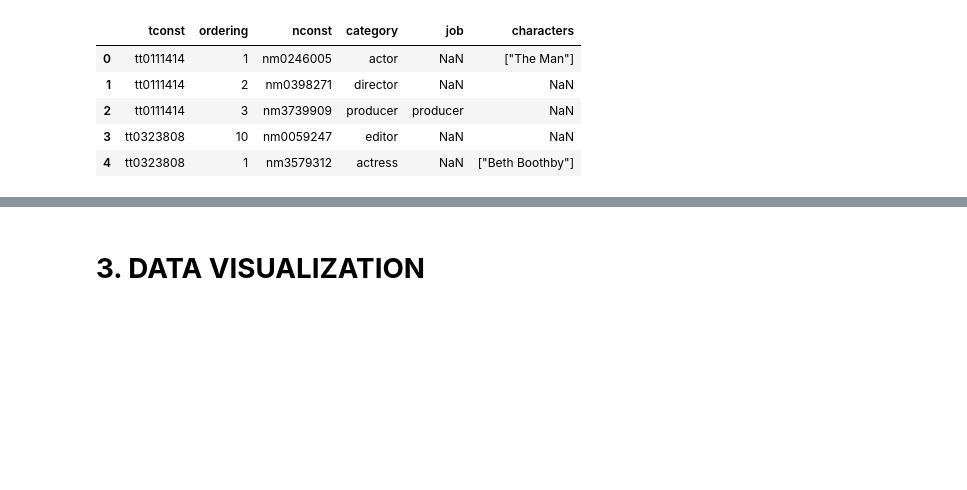
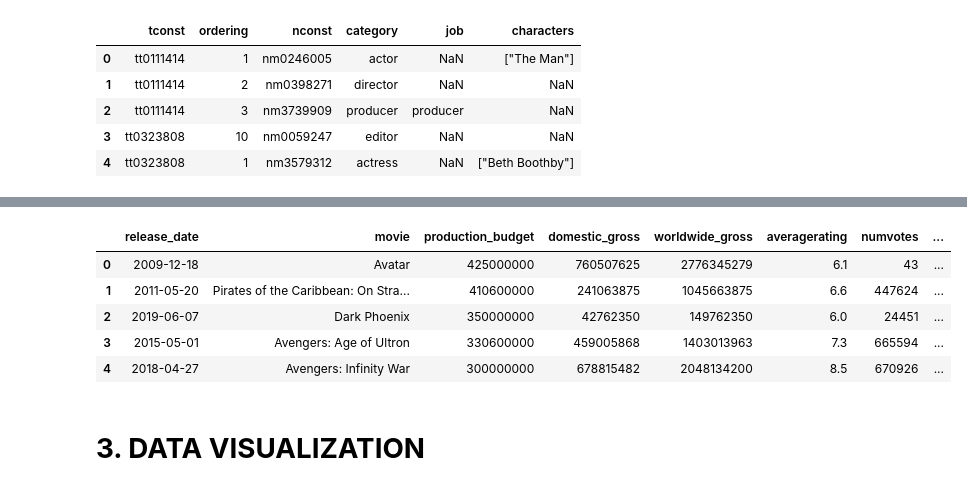
Before and after one commit to baotramduong/Porfolio_Project_The_Movie_Industry, a Jupyter notebook: Data_Science_in_Action_The_Movie_Industry.ipynb, the cells around one changed output, grey strips where cells are left out. Drawn from its saved outputs; the diff is of its cells as text; code cells hidden in the pictures; blank space fills up the shorter version.

```diff
--- a/Data_Science_in_Action_The_Movie_Industry.ipynb
+++ b/Data_Science_in_Action_The_Movie_Industry.ipynb
@@ -283,0 +644,11 @@ title_principals_df.head()
+# %%
+#drop 'tconst' because we don't need it anymore
+big_df = big_df.drop('tconst', axis = 1)
+big_df.head()
+# %% [output]
+|  | release_date | movie | production_budget | domestic_gross | worldwide_gross | averagerating | numvotes | ... |
+| 0 | 2009-12-18 | Avatar | 425000000 | 760507625 | 2776345279 | 6.1 | 43 | ... |
+| 1 | 2011-05-20 | Pirates of the Caribbean: On Stra... | 410600000 | 241063875 | 1045663875 | 6.6 | 447624 | ... |
+| 2 | 2019-06-07 | Dark Phoenix | 350000000 | 42762350 | 149762350 | 6.0 | 24451 | ... |
+| 3 | 2015-05-01 | Avengers: Age of Ultron | 330600000 | 459005868 | 1403013963 | 7.3 | 665594 | ... |
+| 4 | 2018-04-27 | Avengers: Infinity War | 300000000 | 678815482 | 2048134200 | 8.5 | 670926 | ... |
```
Also changed, not shown: parts of 61 cells of this notebook.
